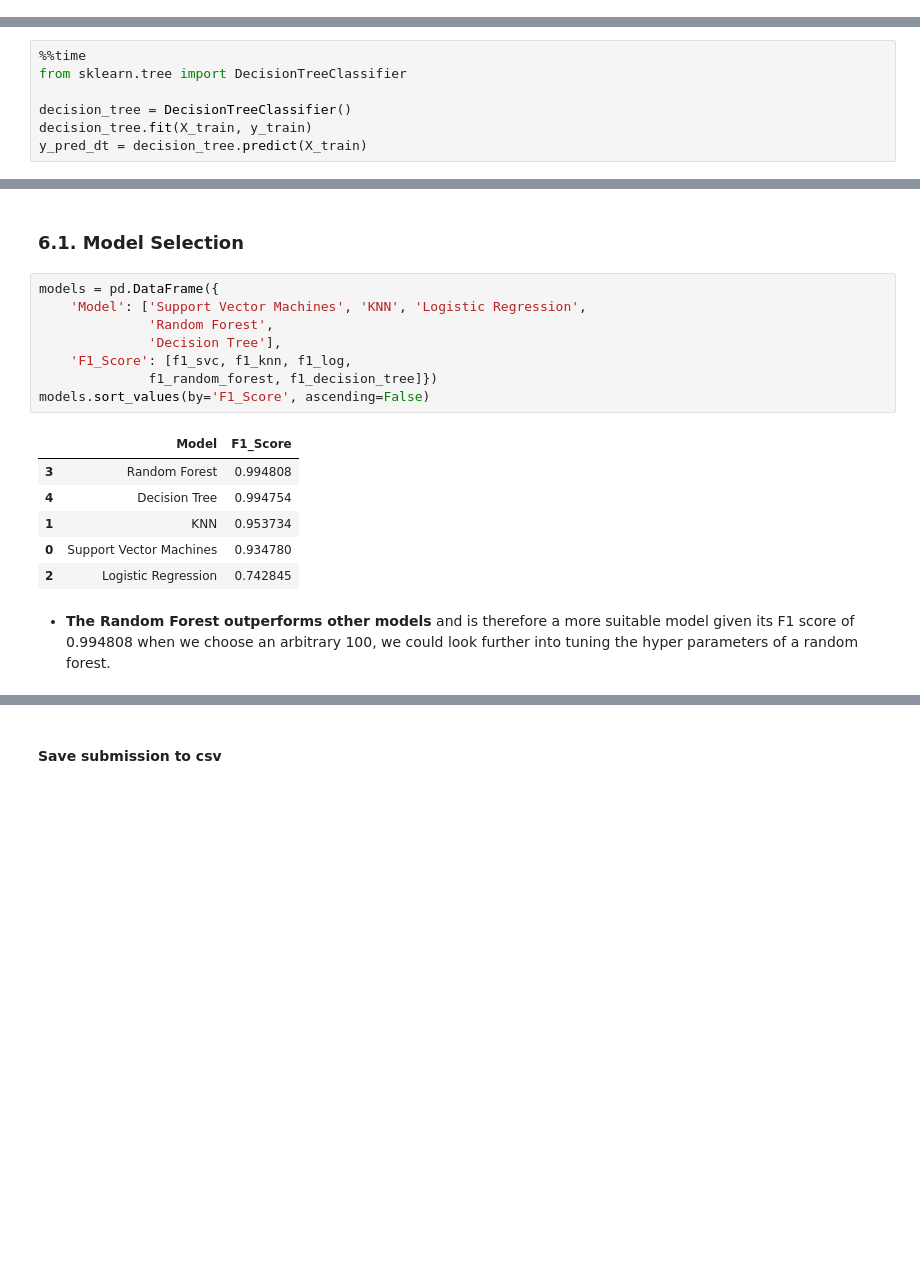
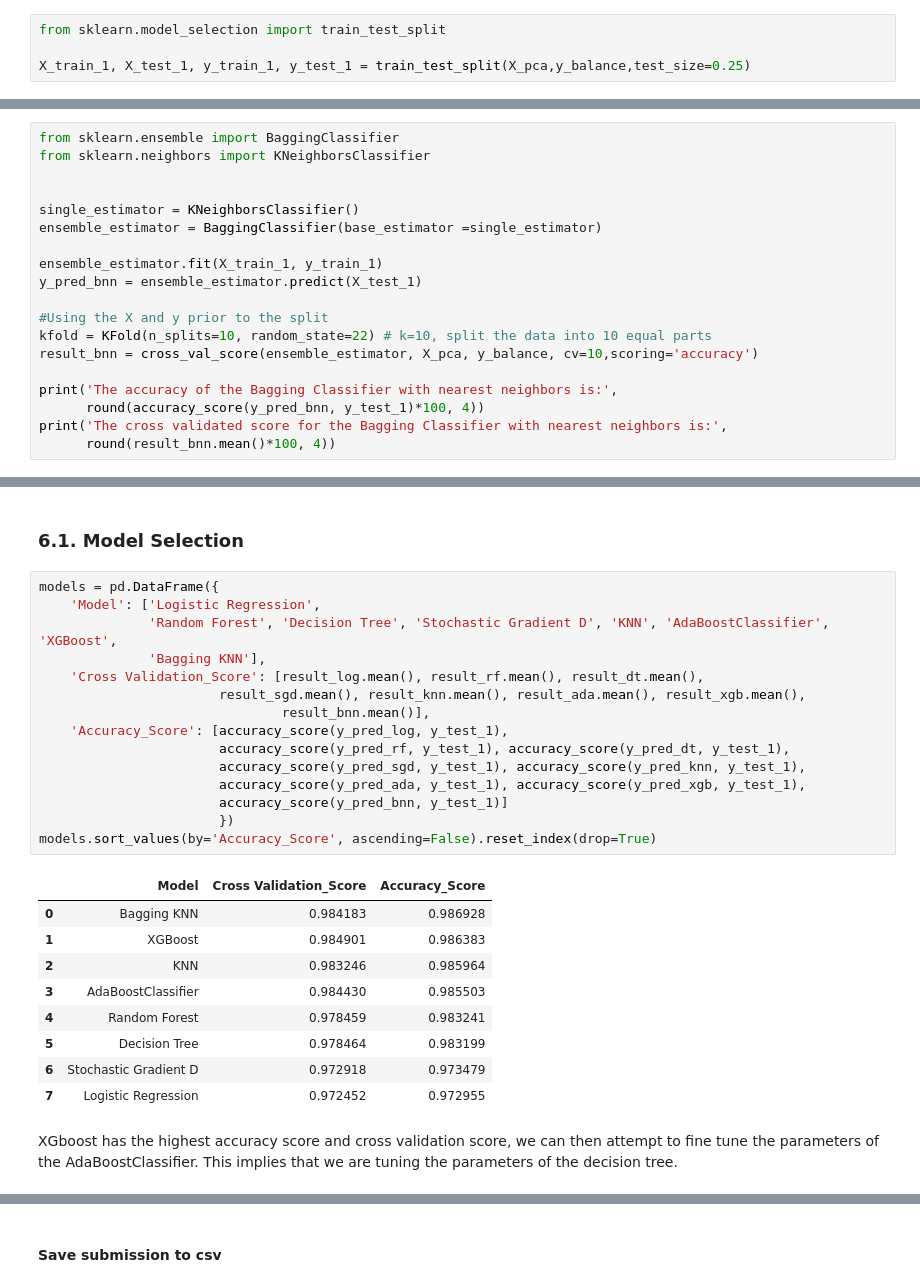
Before and after one commit to SimphiweK/Fraud-Detection, a Jupyter notebook: Fraud Detection.ipynb, the cells around one changed output, grey strips where cells are left out. Drawn from its saved outputs; the diff is of its cells as text; blank space fills up the shorter version.

```diff
--- a/Fraud Detection.ipynb
+++ b/Fraud Detection.ipynb
@@ -558,3 +515,7 @@ rfecv.fit(X, y)
+# %%
+from sklearn.model_selection import train_test_split
+
+X_train_1, X_test_1, y_train_1, y_test_1 = train_test_split(X_pca,y_balance,test_size=0.25)
 # %% [markdown]
 # <a id='5'>5. Machine Learning</a>
 # %% [markdown]
@@ -653,7 +652,0 @@ f1_svc
-# %%
-%%time
-from sklearn.tree import DecisionTreeClassifier
-
-decision_tree = DecisionTreeClassifier()
-decision_tree.fit(X_train, y_train)
-y_pred_dt = decision_tree.predict(X_train)
@@ -669,0 +653,19 @@ f1_decision_tree
+# %%
+from sklearn.ensemble import BaggingClassifier
+from sklearn.neighbors import KNeighborsClassifier
+
+
+single_estimator = KNeighborsClassifier()
+ensemble_estimator = BaggingClassifier(base_estimator =single_estimator)
+
+ensemble_estimator.fit(X_train_1, y_train_1)
+y_pred_bnn = ensemble_estimator.predict(X_test_1)
+
+#Using the X and y prior to the split
+kfold = KFold(n_splits=10, random_state=22) # k=10, split the data into 10 equal parts
+result_bnn = cross_val_score(ensemble_estimator, X_pca, y_balance, cv=10,scoring='accuracy')
+
+print('The accuracy of the Bagging Classifier with nearest neighbors is:',
+      round(accuracy_score(y_pred_bnn, y_test_1)*100, 4))
+print('The cross validated score for the Bagging Classifier with nearest neighbors is:',
+      round(result_bnn.mean()*100, 4))
@@ -671,21 +676,31 @@ f1_decision_tree
 # <a id='6'>6. Model Evaluation</a>
 # %% [markdown]
 ### <a id='6.1'>6.1. Model Selection </a>
-# %%
-models = pd.DataFrame({
-    'Model': ['Support Vector Machines', 'KNN', 'Logistic Regression',
-              'Random Forest',
-              'Decision Tree'],
-    'F1_Score': [f1_svc, f1_knn, f1_log,
-              f1_random_forest, f1_decision_tree]})
-models.sort_values(by='F1_Score', ascending=False)
-# %% [output]
-|  | Model | F1_Score |
-| 3 | Random Forest | 0.994808 |
-| 4 | Decision Tree | 0.994754 |
-| 1 | KNN | 0.953734 |
-| 0 | Support Vector Machines | 0.934780 |
-| 2 | Logistic Regression | 0.742845 |
-# %% [markdown]
--  **The Random Forest outperforms other models** and is therefore a more suitable model given its F1 score of 0.994808 when we choose an arbitrary 100, we could look further into tuning the hyper parameters of a random forest.
+# %%
+models = pd.DataFrame({
+    'Model': ['Logistic Regression',
+              'Random Forest', 'Decision Tree', 'Stochastic Gradient D', 'KNN', 'AdaBoostClassifier', 'XGBoost',
+              'Bagging KNN'],
+    'Cross Validation_Score': [result_log.mean(), result_rf.mean(), result_dt.mean(),
+                       result_sgd.mean(), result_knn.mean(), result_ada.mean(), result_xgb.mean(),
+                               result_bnn.mean()],
+    'Accuracy_Score': [accuracy_score(y_pred_log, y_test_1),
+                       accuracy_score(y_pred_rf, y_test_1), accuracy_score(y_pred_dt, y_test_1),
+                       accuracy_score(y_pred_sgd, y_test_1), accuracy_score(y_pred_knn, y_test_1),
+                       accuracy_score(y_pred_ada, y_test_1), accuracy_score(y_pred_xgb, y_test_1),
+                       accuracy_score(y_pred_bnn, y_test_1)]
+                       })
+models.sort_values(by='Accuracy_Score', ascending=False).reset_index(drop=True)
+# %% [output]
+|  | Model | Cross Validation_Score | Accuracy_Score |
+| 0 | Bagging KNN | 0.984183 | 0.986928 |
+| 1 | XGBoost | 0.984901 | 0.986383 |
+| 2 | KNN | 0.983246 | 0.985964 |
+| 3 | AdaBoostClassifier | 0.984430 | 0.985503 |
+| 4 | Random Forest | 0.978459 | 0.983241 |
+| 5 | Decision Tree | 0.978464 | 0.983199 |
+| 6 | Stochastic Gradient D | 0.972918 | 0.973479 |
+| 7 | Logistic Regression | 0.972452 | 0.972955 |
+# %% [markdown]
+XGboost has the highest accuracy score and cross validation score, we can then attempt to fine tune the parameters of the AdaBoostClassifier. This implies that we are tuning the parameters of the decision tree.
 # %% [markdown]
```
Also changed, not shown: parts of 72 cells of this notebook.
